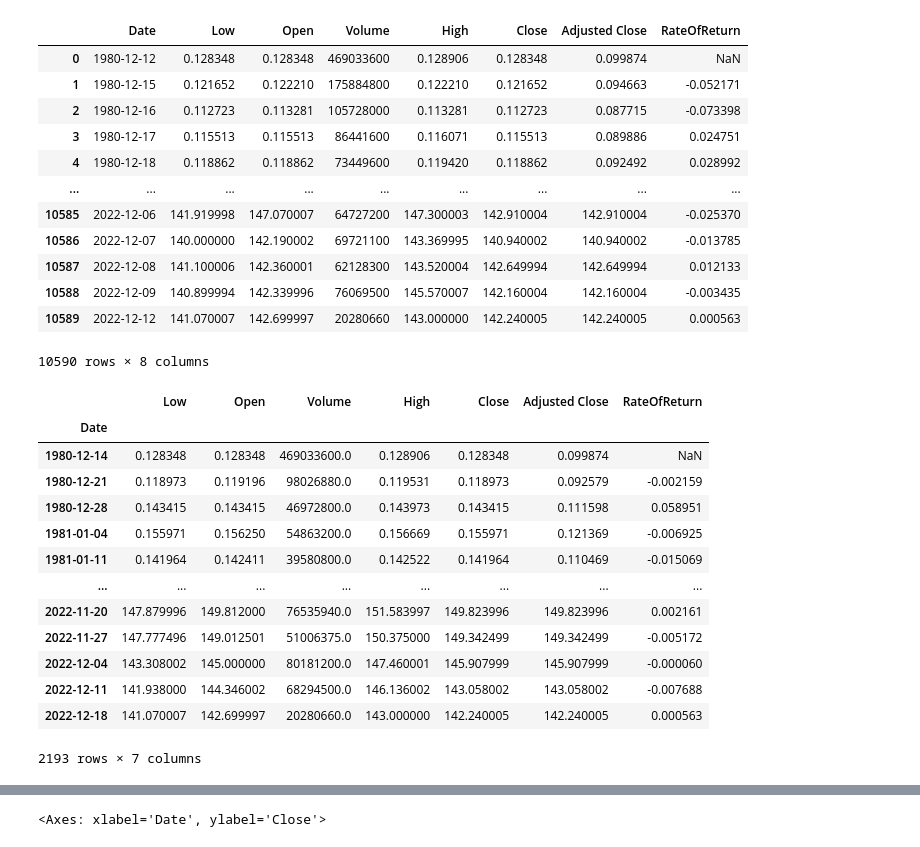
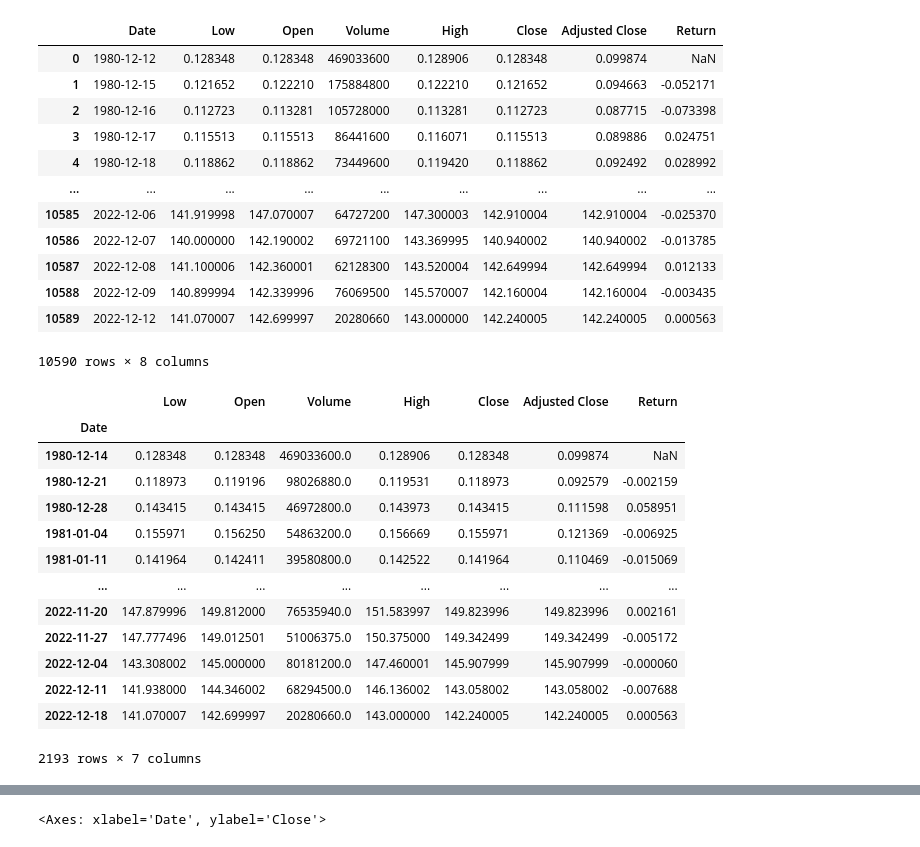
Before and after one commit to GJMrem/Stock-Market, a Jupyter notebook: notebooks/exploration.ipynb, the cells around one changed output, grey strips where cells are left out. Saved outputs shown, nothing was run; the diff lists cells and outputs as text; code cells hidden in the pictures.

```diff
--- a/notebooks/exploration.ipynb
+++ b/notebooks/exploration.ipynb
@@ -7,10 +9,11 @@ sns.set_theme(rc={"figure.figsize": (16, 4)})
 # %%
 df = pd.read_csv('../data/sp500/csv/AAPL.csv', parse_dates=['Date'], date_format='%d-%m-%Y')
 # %%
-df['RateOfReturn'] = (df['Close'] - df['Close'].shift(1))/df['Close'].shift(1)
+# df['Return'] = (df['Close'] - df['Close'].shift(1))/df['Close'].shift(1)
+df['Return'] = df['Close'].pct_change()
 df
 # %% [output]
-|  | Date | Low | Open | Volume | High | Close | Adjusted Close | RateOfReturn |
+|  | Date | Low | Open | Volume | High | Close | Adjusted Close | Return |
 | 0 | 1980-12-12 | 0.128348 | 0.128348 | 469033600 | 0.128906 | 0.128348 | 0.099874 | NaN |
 | 1 | 1980-12-15 | 0.121652 | 0.122210 | 175884800 | 0.122210 | 0.121652 | 0.094663 | -0.052171 |
 | 2 | 1980-12-16 | 0.112723 | 0.113281 | 105728000 | 0.113281 | 0.112723 | 0.087715 | -0.073398 |
@@ -27,7 +30,7 @@ df
 df_w = df.set_index('Date').resample('W').mean()
 df_w
 # %% [output]
-|  | Low | Open | Volume | High | Close | Adjusted Close | RateOfReturn |
+|  | Low | Open | Volume | High | Close | Adjusted Close | Return |
 | Date |  |  |  |  |  |  |  |
 | 1980-12-14 | 0.128348 | 0.128348 | 469033600.0 | 0.128906 | 0.128348 | 0.099874 | NaN |
 | 1980-12-21 | 0.118973 | 0.119196 | 98026880.0 | 0.119531 | 0.118973 | 0.092579 | -0.002159 |
```
Also changed, not shown: parts of 10 cells of this notebook.
